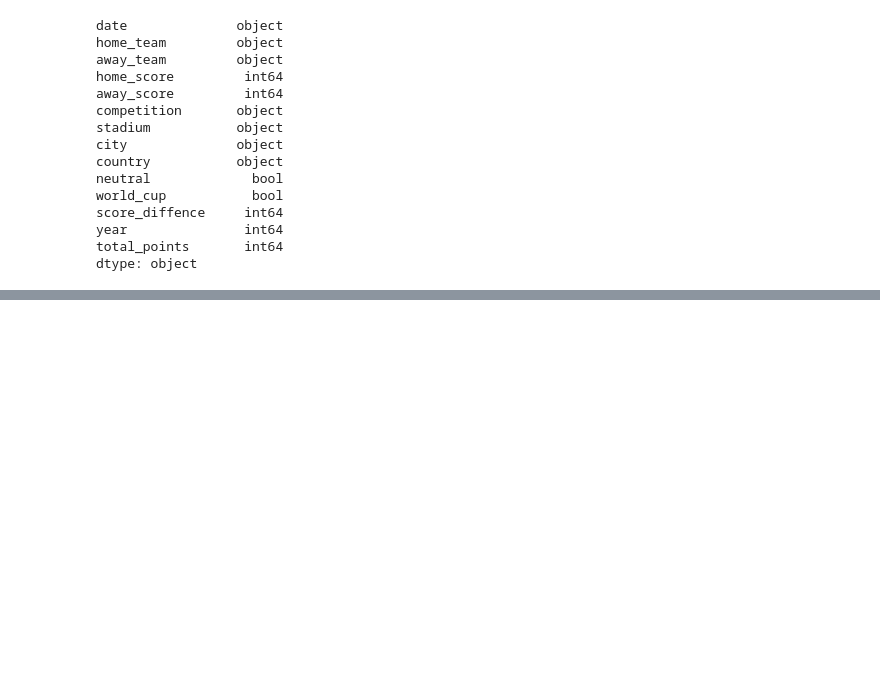
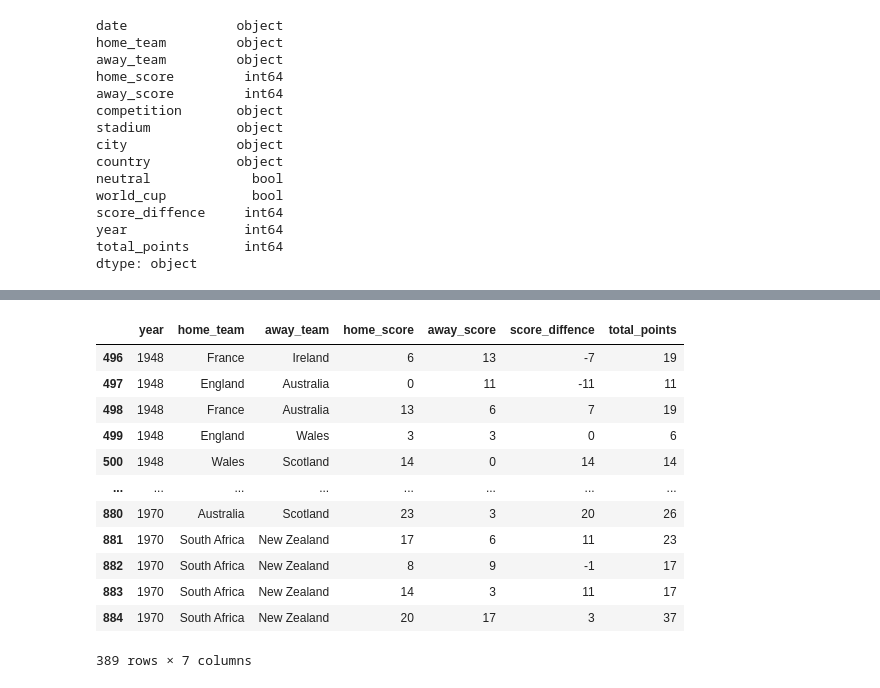
Before and after one commit to DougF-5749/rugby_union_internationals, a Jupyter notebook: notebooks/r_u_internationals.ipynb, the cells around one changed output, grey strips where cells are left out. Saved outputs shown, nothing was run; the diff lists cells and outputs as text; code cells hidden in the pictures; blank space fills up the shorter version.

```diff
--- a/notebooks/r_u_internationals.ipynb
+++ b/notebooks/r_u_internationals.ipynb
@@ -140,0 +193,25 @@ pre_1890_results.info
+# %%
+# 1948: Drop goals were reduced from 4 points to 3 points, to ensure they didn’t outweigh tries
+
+results_from_1948_mask = results['year'] >= 1948
+results_before_1971_mask = results['year'] < 1971
+
+era_four = results_from_1948_mask & results_before_1971_mask
+
+era_four = results[era_four]
+
+era_four
+# %% [output]
+|  | year | home_team | away_team | home_score | away_score | score_diffence | total_points |
+| 496 | 1948 | France | Ireland | 6 | 13 | -7 | 19 |
+| 497 | 1948 | England | Australia | 0 | 11 | -11 | 11 |
+| 498 | 1948 | France | Australia | 13 | 6 | 7 | 19 |
+| 499 | 1948 | England | Wales | 3 | 3 | 0 | 6 |
+| 500 | 1948 | Wales | Scotland | 14 | 0 | 14 | 14 |
+| ... | ... | ... | ... | ... | ... | ... | ... |
+| 880 | 1970 | Australia | Scotland | 23 | 3 | 20 | 26 |
+| 881 | 1970 | South Africa | New Zealand | 17 | 6 | 11 | 23 |
+| 882 | 1970 | South Africa | New Zealand | 8 | 9 | -1 | 17 |
+| 883 | 1970 | South Africa | New Zealand | 14 | 3 | 11 | 17 |
+| 884 | 1970 | South Africa | New Zealand | 20 | 17 | 3 | 37 |
+389 rows × 7 columns
```
Also changed, not shown: parts of 7 cells of this notebook.
